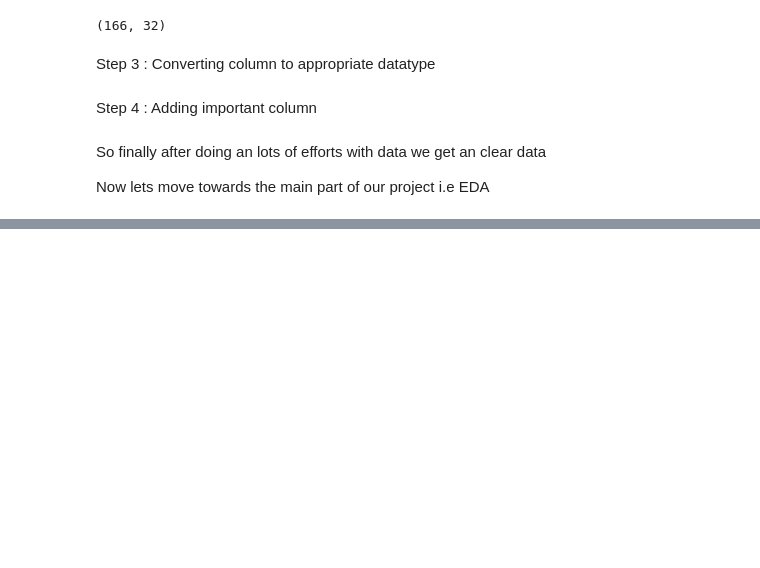
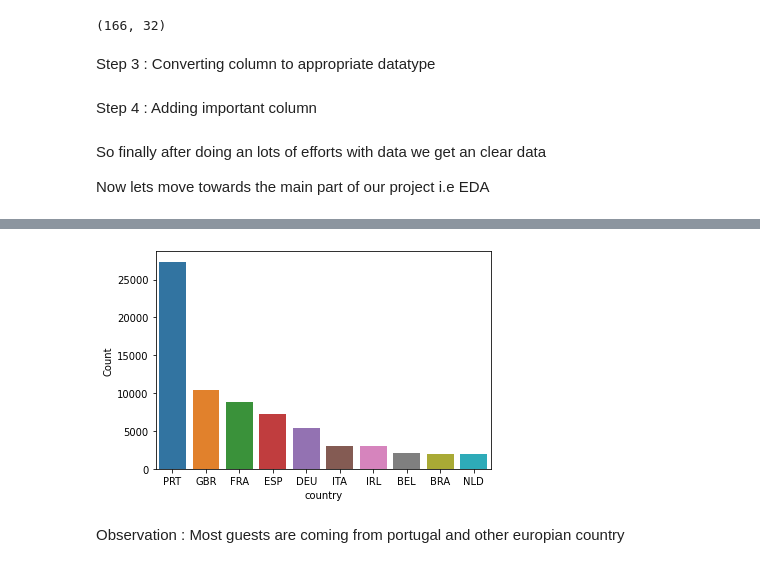
Before and after one commit to Tanushri920/Hotel-booking-analysis, a Jupyter notebook: Hotel_Booking_Analysis_Capstone_Project.ipynb, the cells around one changed output, grey strips where cells are left out. Saved outputs shown, nothing was run; the diff lists cells and outputs as text; code cells hidden in the pictures; blank space fills up the shorter version.

```diff
--- a/Hotel_Booking_Analysis_Capstone_Project.ipynb
+++ b/Hotel_Booking_Analysis_Capstone_Project.ipynb
@@ -244,0 +352,9 @@ Now lets move towards the main part of our project i.e EDA
+# %%
+grouped_by_country = df.groupby('country')
+d1 = pd.DataFrame(grouped_by_country.size()).reset_index().rename(columns = {0:'Count'}).sort_values('Count', ascending = False)[:10]
+sns.barplot(x = d1['country'], y  = d1['Count'])
+plt.show()
+# %% [output]
+[figure, added]
+# %% [markdown]
+Observation : Most guests are coming from portugal and other europian country
```
Also changed, not shown: parts of 14 cells of this notebook.
